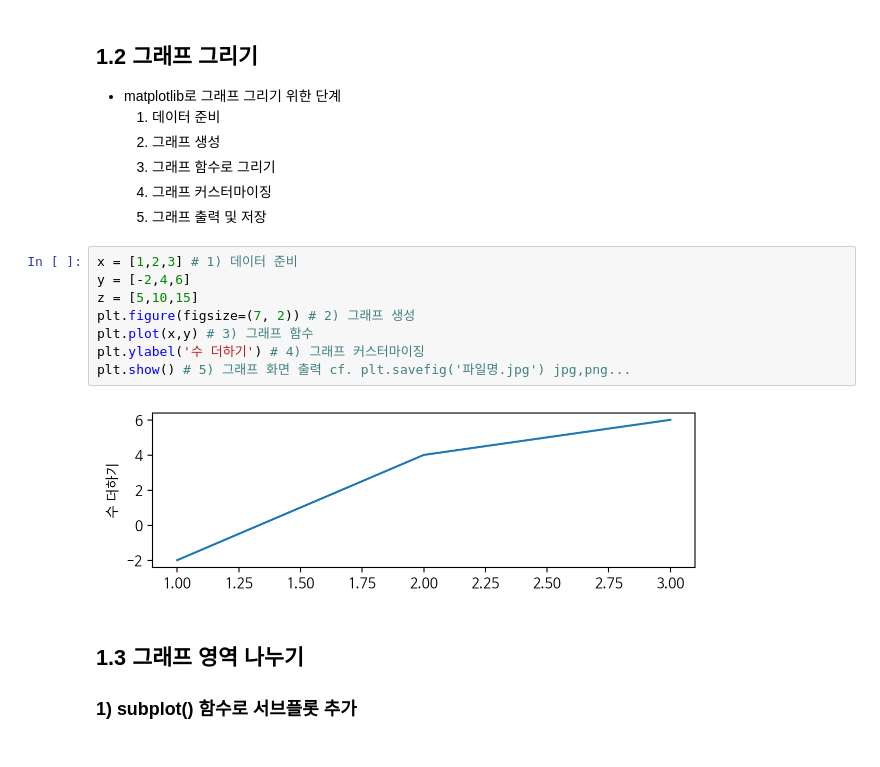
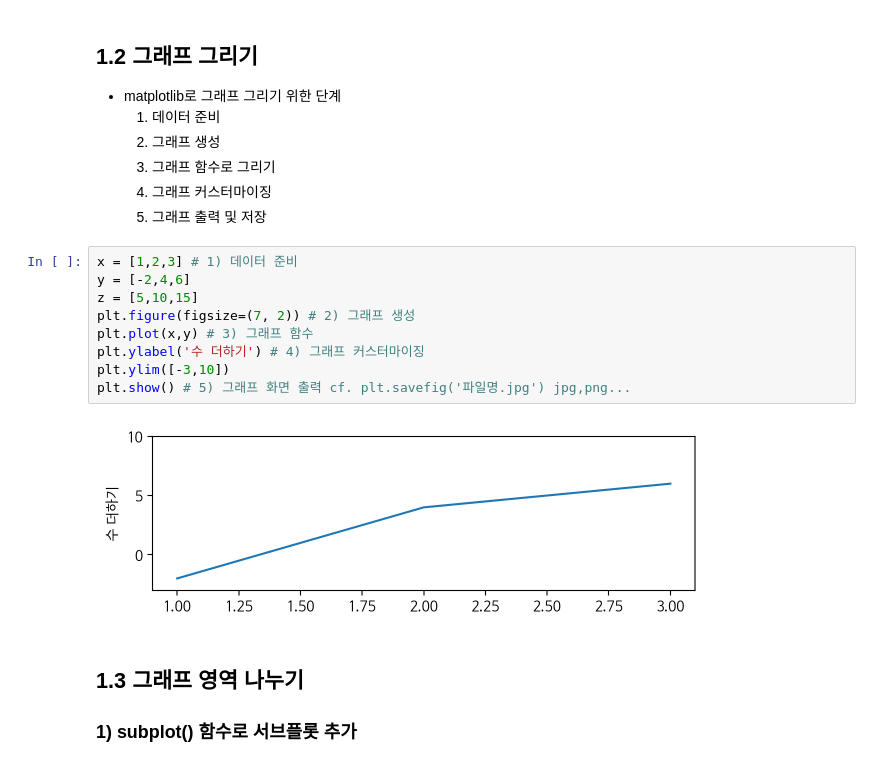
Before and after one commit to devna0111/ai_x, a Jupyter notebook: source/01_python/ch12_데이터 시각화_1절_matplotlib.ipynb, the cells around one changed output. Saved outputs shown, nothing was run; the diff lists cells and outputs as text.

```diff
--- a/source/01_python/ch12_데이터 시각화_1절_matplotlib.ipynb
+++ b/source/01_python/ch12_데이터 시각화_1절_matplotlib.ipynb
@@ -79,13 +97,14 @@ warnings.filterwarnings(action='ignore')
 # %%
 x = [1,2,3] # 1) 데이터 준비
 y = [-2,4,6]
 z = [5,10,15]
 plt.figure(figsize=(7, 2)) # 2) 그래프 생성
 plt.plot(x,y) # 3) 그래프 함수
 plt.ylabel('수 더하기') # 4) 그래프 커스터마이징
+plt.ylim([-3,10])
 plt.show() # 5) 그래프 화면 출력 cf. plt.savefig('파일명.jpg') jpg,png...
 # %% [output]
-[figure, old version]
+[figure, new version]
 # %% [markdown]
 ## 1.3 그래프 영역 나누기
 ### 1) subplot() 함수로 서브플롯 추가
```
Also changed, not shown: parts of 1 cell of this notebook, 4 other files.
